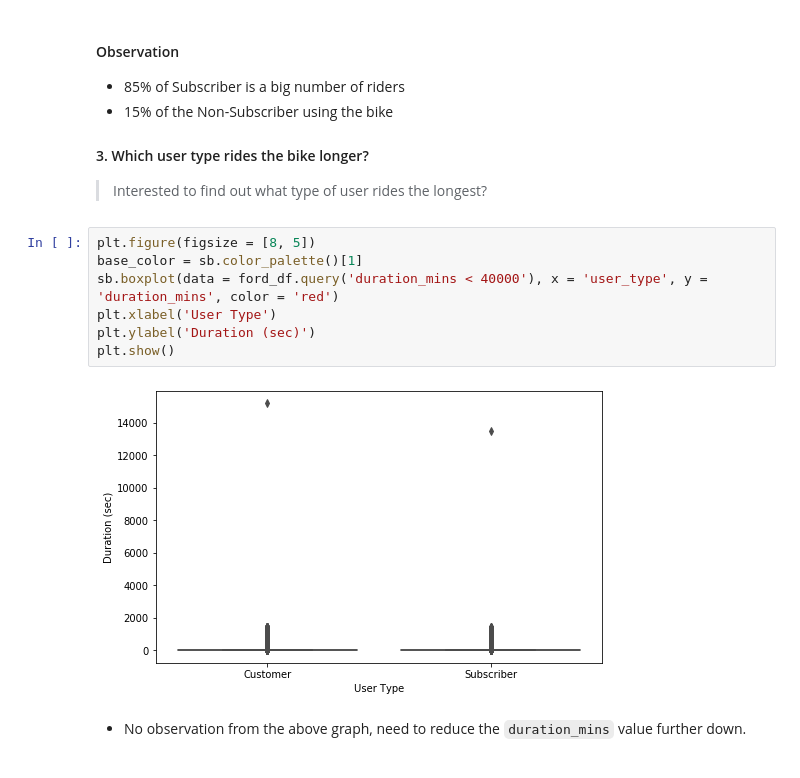
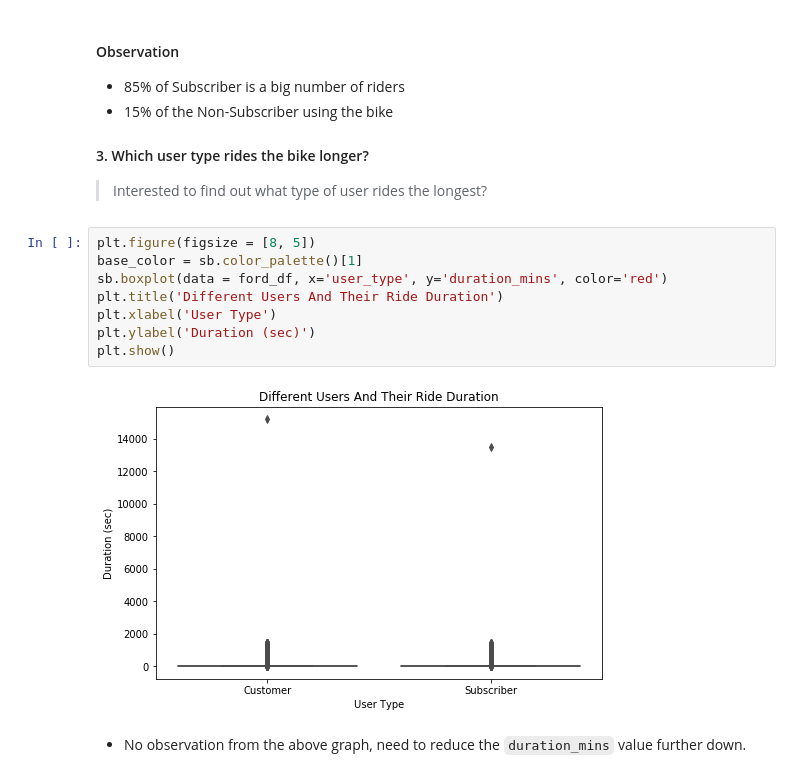
Before and after one commit to anandsimer/Communicate-Data-Findings, a Jupyter notebook: exploration.ipynb, the cells around one changed output. Cells and saved outputs as stored; diff of their text form.

```diff
--- a/exploration.ipynb
+++ b/exploration.ipynb
@@ -660,12 +639,13 @@ plt.axis('square')
 # %%
 plt.figure(figsize = [8, 5])
 base_color = sb.color_palette()[1]
-sb.boxplot(data = ford_df.query('duration_mins < 40000'), x = 'user_type', y = 'duration_mins', color = 'red')
+sb.boxplot(data = ford_df, x='user_type', y='duration_mins', color='red')
+plt.title('Different Users And Their Ride Duration')
 plt.xlabel('User Type')
 plt.ylabel('Duration (sec)')
 plt.show()
 # %% [output]
-[figure, old version]
+[figure, new version]
 # %% [markdown]
 - No observation from the above graph, need to reduce the `duration_mins` value further down.
 # %%
```
Also changed, not shown: parts of 33 cells of this notebook.
